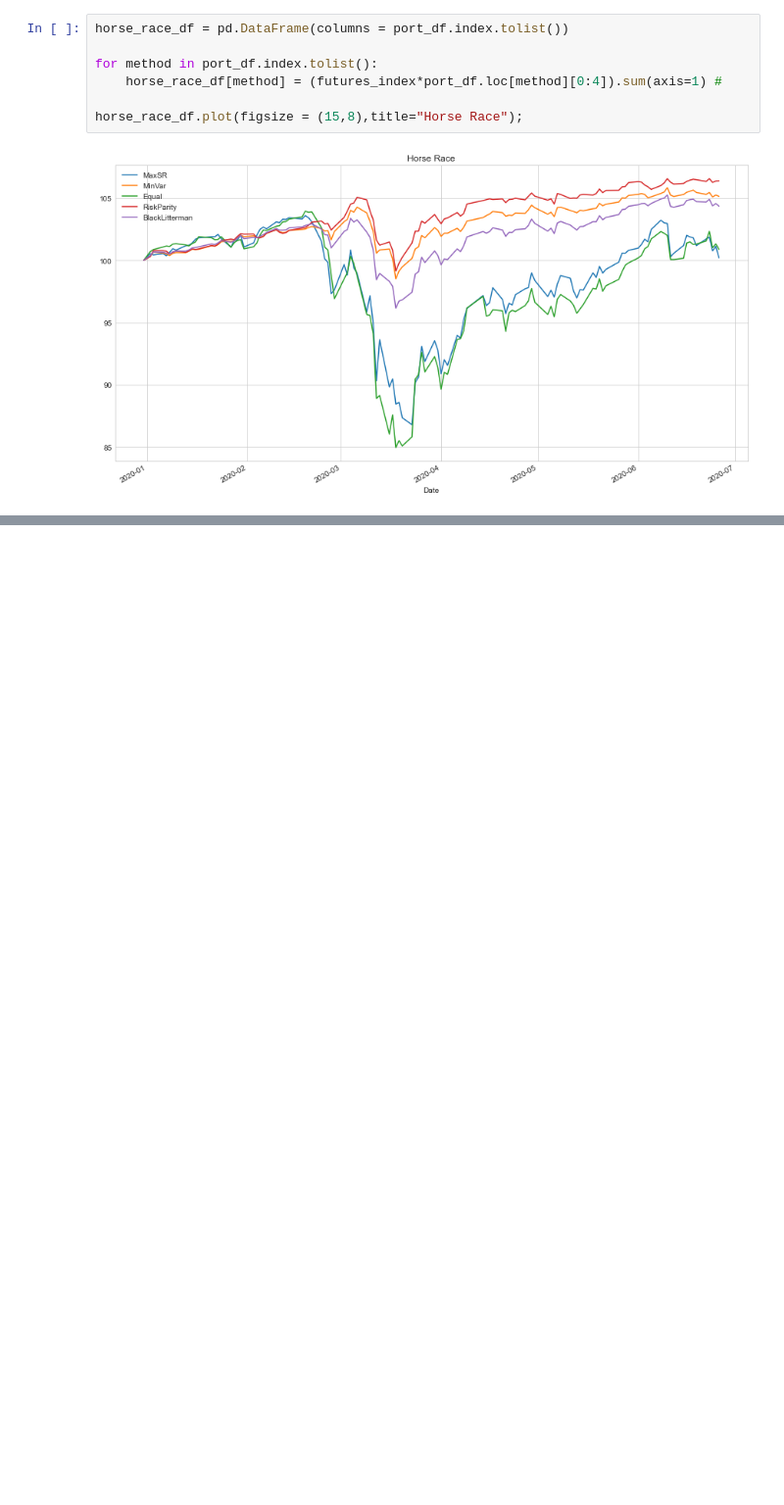
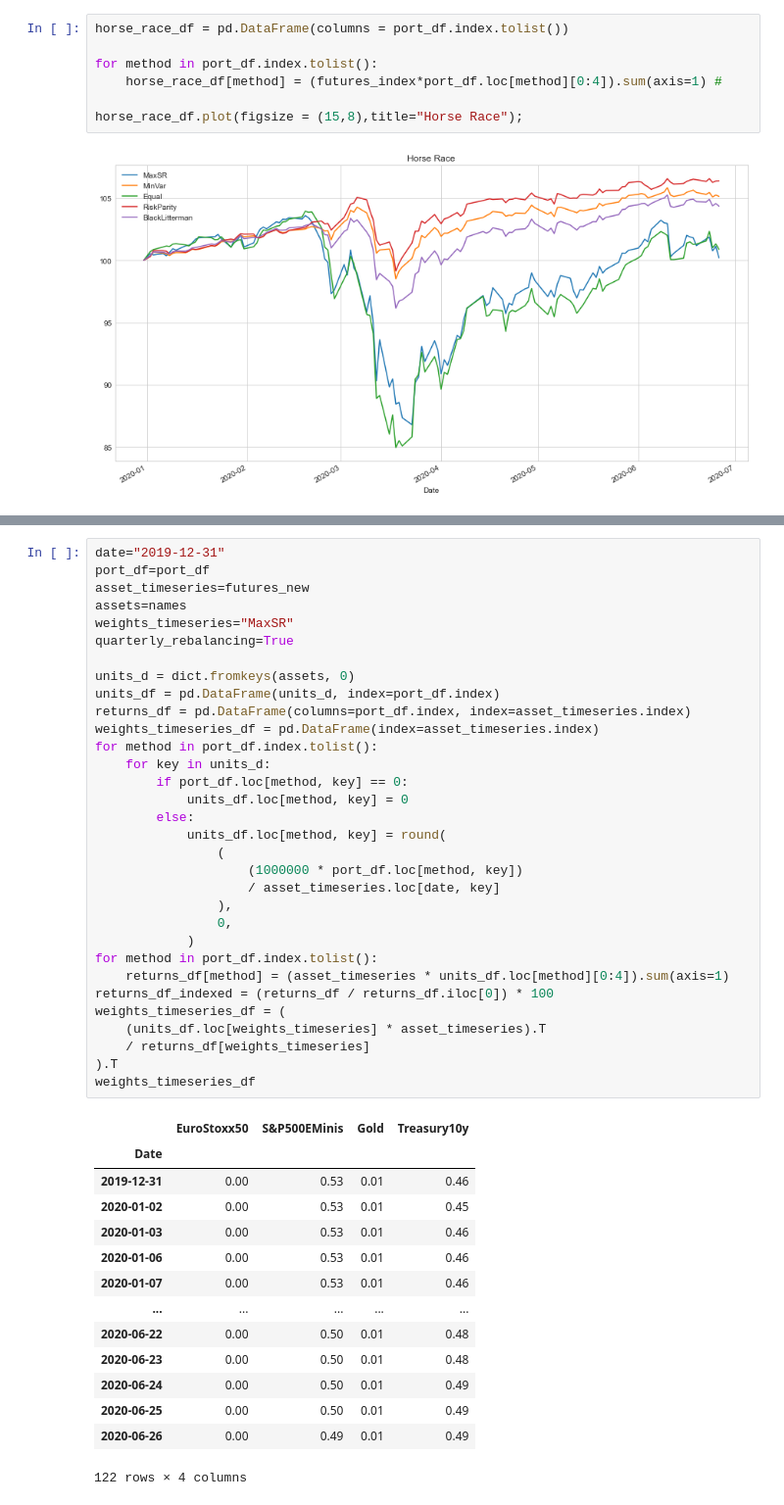
Before and after one commit to jan-felix/SLOG, a Jupyter notebook: SLOG202002_No1/SLOG2020_02_07.ipynb, the cells around one changed output, grey strips where cells are left out. Shown at 98% size. Cells and saved outputs as stored; diff of their text form; blank space fills up the shorter version.

```diff
--- a/SLOG202002_No1/SLOG2020_02_07.ipynb
+++ b/SLOG202002_No1/SLOG2020_02_07.ipynb
@@ -771,0 +795,47 @@ rebalanced_q = pd.concat(quarter_dfs).drop_duplicates(keep="first").droplevel(le
+# %%
+date="2019-12-31"
+port_df=port_df
+asset_timeseries=futures_new
+assets=names
+weights_timeseries="MaxSR"
+quarterly_rebalancing=True
+
+units_d = dict.fromkeys(assets, 0)
+units_df = pd.DataFrame(units_d, index=port_df.index)
+returns_df = pd.DataFrame(columns=port_df.index, index=asset_timeseries.index)
+weights_timeseries_df = pd.DataFrame(index=asset_timeseries.index)
+for method in port_df.index.tolist():
+    for key in units_d:
+        if port_df.loc[method, key] == 0:
+            units_df.loc[method, key] = 0
+        else:
+            units_df.loc[method, key] = round(
+                (
+                    (1000000 * port_df.loc[method, key])
+                    / asset_timeseries.loc[date, key]
+                ),
+                0,
+            )
+for method in port_df.index.tolist():
+    returns_df[method] = (asset_timeseries * units_df.loc[method][0:4]).sum(axis=1)
+returns_df_indexed = (returns_df / returns_df.iloc[0]) * 100
+weights_timeseries_df = (
+    (units_df.loc[weights_timeseries] * asset_timeseries).T
+    / returns_df[weights_timeseries]
+).T
+weights_timeseries_df
+# %% [output]
+|  | EuroStoxx50 | S&P500EMinis | Gold | Treasury10y |
+| Date |  |  |  |  |
+| 2019-12-31 | 0.00 | 0.53 | 0.01 | 0.46 |
+| 2020-01-02 | 0.00 | 0.53 | 0.01 | 0.45 |
+| 2020-01-03 | 0.00 | 0.53 | 0.01 | 0.46 |
+| 2020-01-06 | 0.00 | 0.53 | 0.01 | 0.46 |
+| 2020-01-07 | 0.00 | 0.53 | 0.01 | 0.46 |
+| ... | ... | ... | ... | ... |
+| 2020-06-22 | 0.00 | 0.50 | 0.01 | 0.48 |
+| 2020-06-23 | 0.00 | 0.50 | 0.01 | 0.48 |
+| 2020-06-24 | 0.00 | 0.50 | 0.01 | 0.49 |
+| 2020-06-25 | 0.00 | 0.50 | 0.01 | 0.49 |
+| 2020-06-26 | 0.00 | 0.49 | 0.01 | 0.49 |
+122 rows × 4 columns
```
Also changed, not shown: parts of 6 cells of this notebook.
